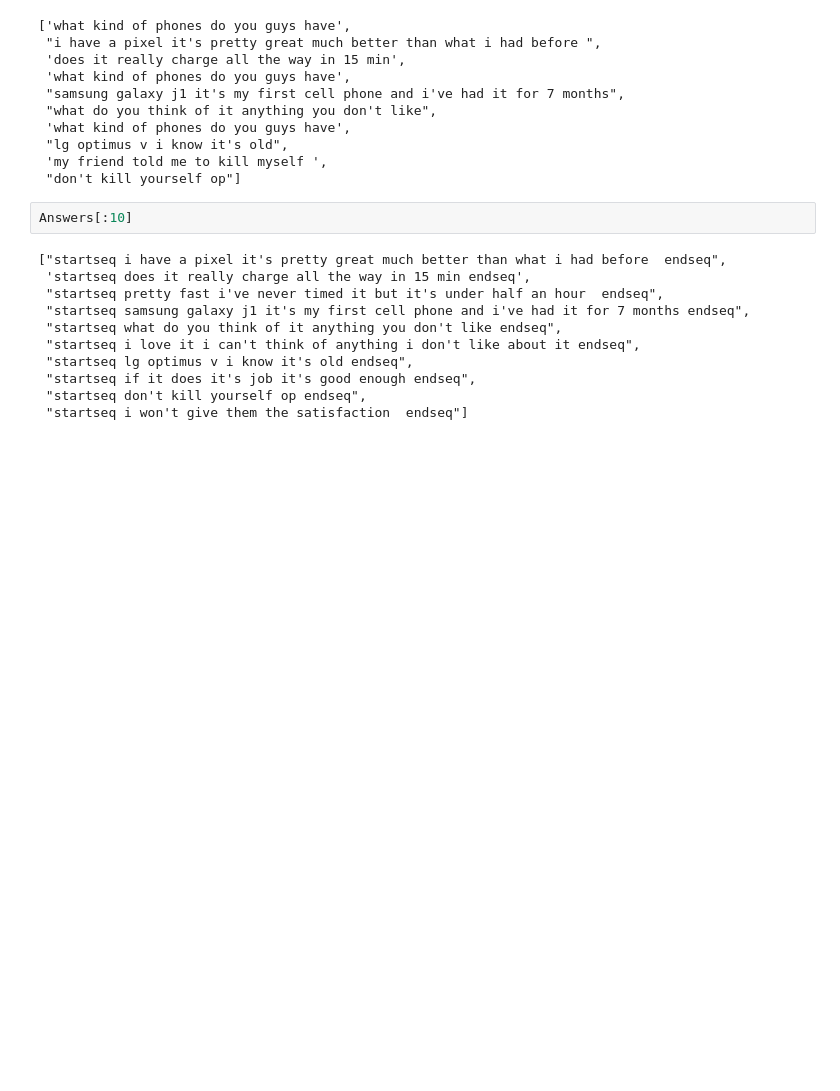
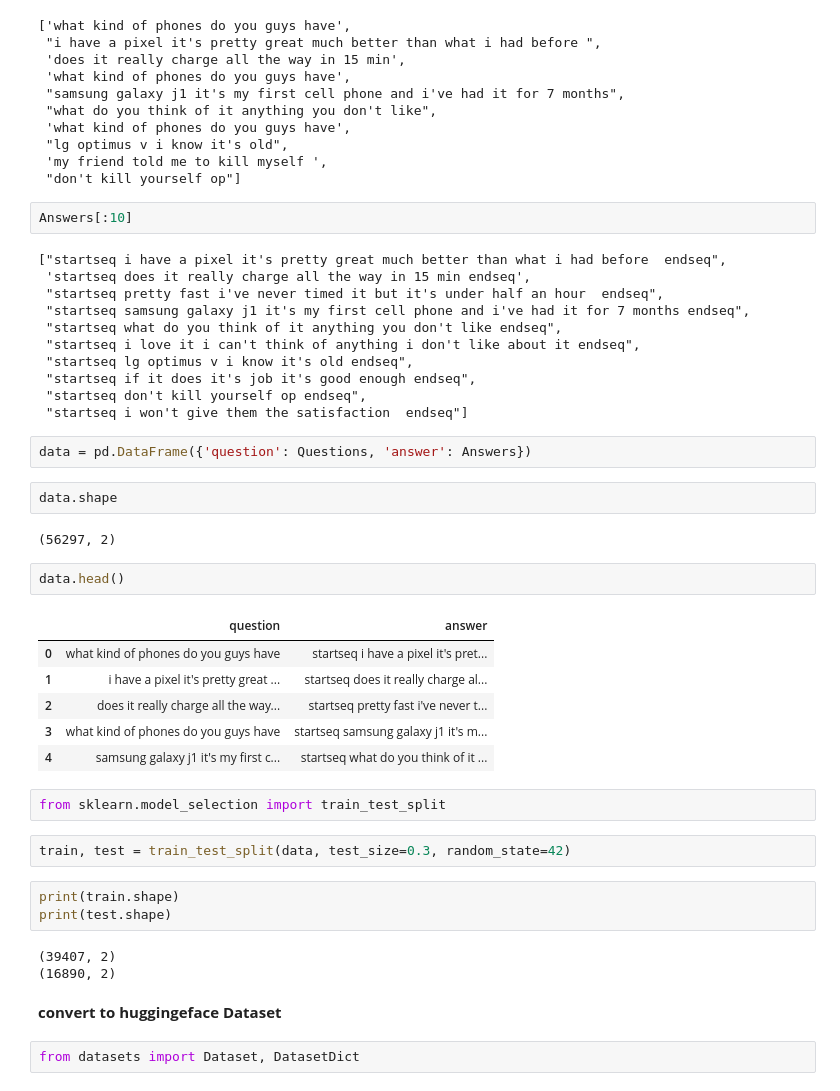
Before and after one commit to danfarh/generative-chatbot, a Jupyter notebook: chatbot.ipynb, the cells around one changed output. Drawn from its saved outputs; the diff is of its cells as text; blank space fills up the shorter version.

```diff
--- a/chatbot.ipynb
+++ b/chatbot.ipynb
@@ -72,3 +84,32 @@ Answers[:10]
  "startseq if it does it's job it's good enough endseq",
  "startseq don't kill yourself op endseq",
  "startseq i won't give them the satisfaction  endseq"]
+# %%
+data = pd.DataFrame({'question': Questions, 'answer': Answers})
+# %%
+data.shape
+# %% [output]
+(56297, 2)
+# %%
+data.head()
+# %% [output]
+|  | question | answer |
+| 0 | what kind of phones do you guys have | startseq i have a pixel it's pret... |
+| 1 | i have a pixel it's pretty great ... | startseq does it really charge al... |
+| 2 | does it really charge all the way... | startseq pretty fast i've never t... |
+| 3 | what kind of phones do you guys have | startseq samsung galaxy j1 it's m... |
+| 4 | samsung galaxy j1 it's my first c... | startseq what do you think of it ... |
+# %%
+from sklearn.model_selection import train_test_split
+# %%
+train, test = train_test_split(data, test_size=0.3, random_state=42)
+# %%
+print(train.shape)
+print(test.shape)
+# %% [output]
+(39407, 2)
+(16890, 2)
+# %% [markdown]
+**convert to huggingeface Dataset**
+# %%
+from datasets import Dataset, DatasetDict
```
Also changed, not shown: parts of 21 cells of this notebook.
